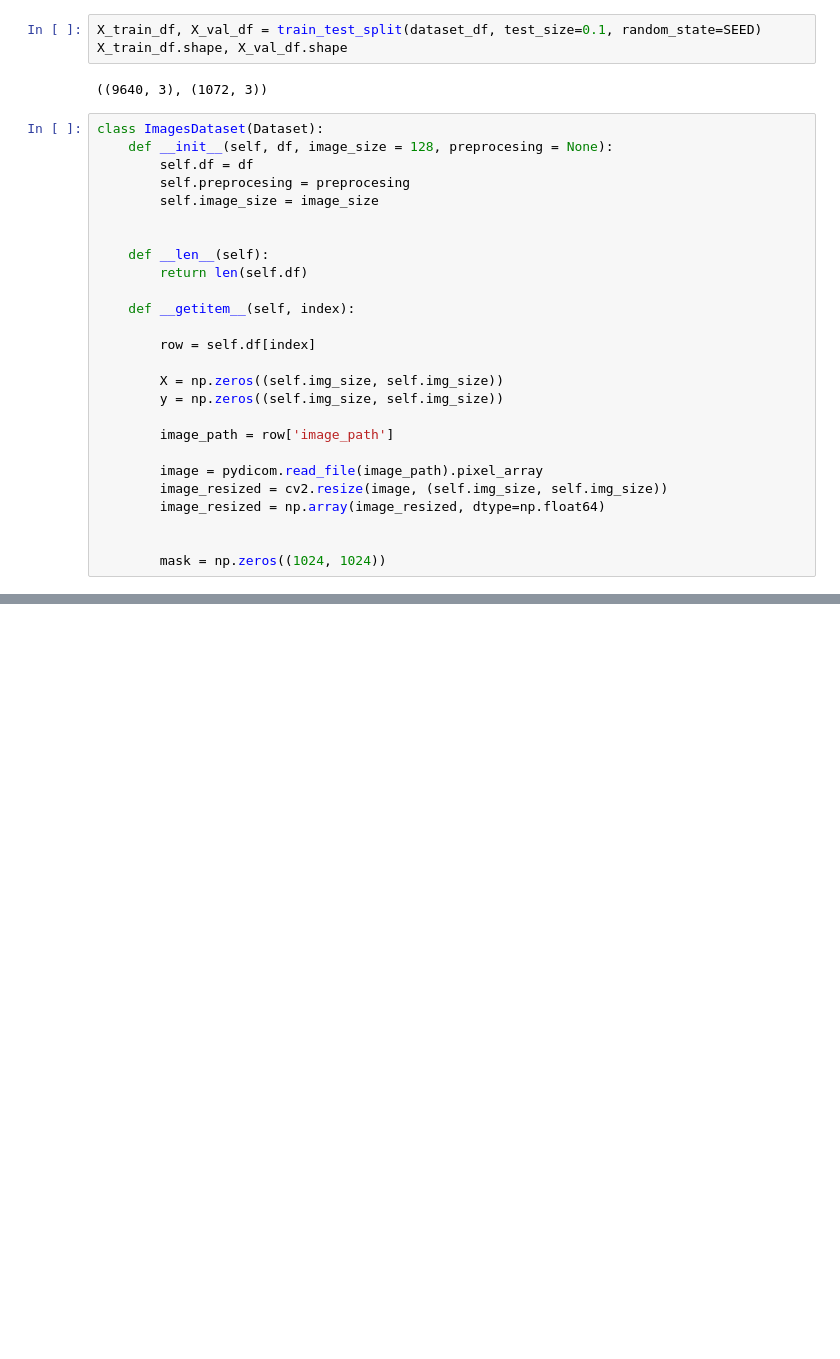
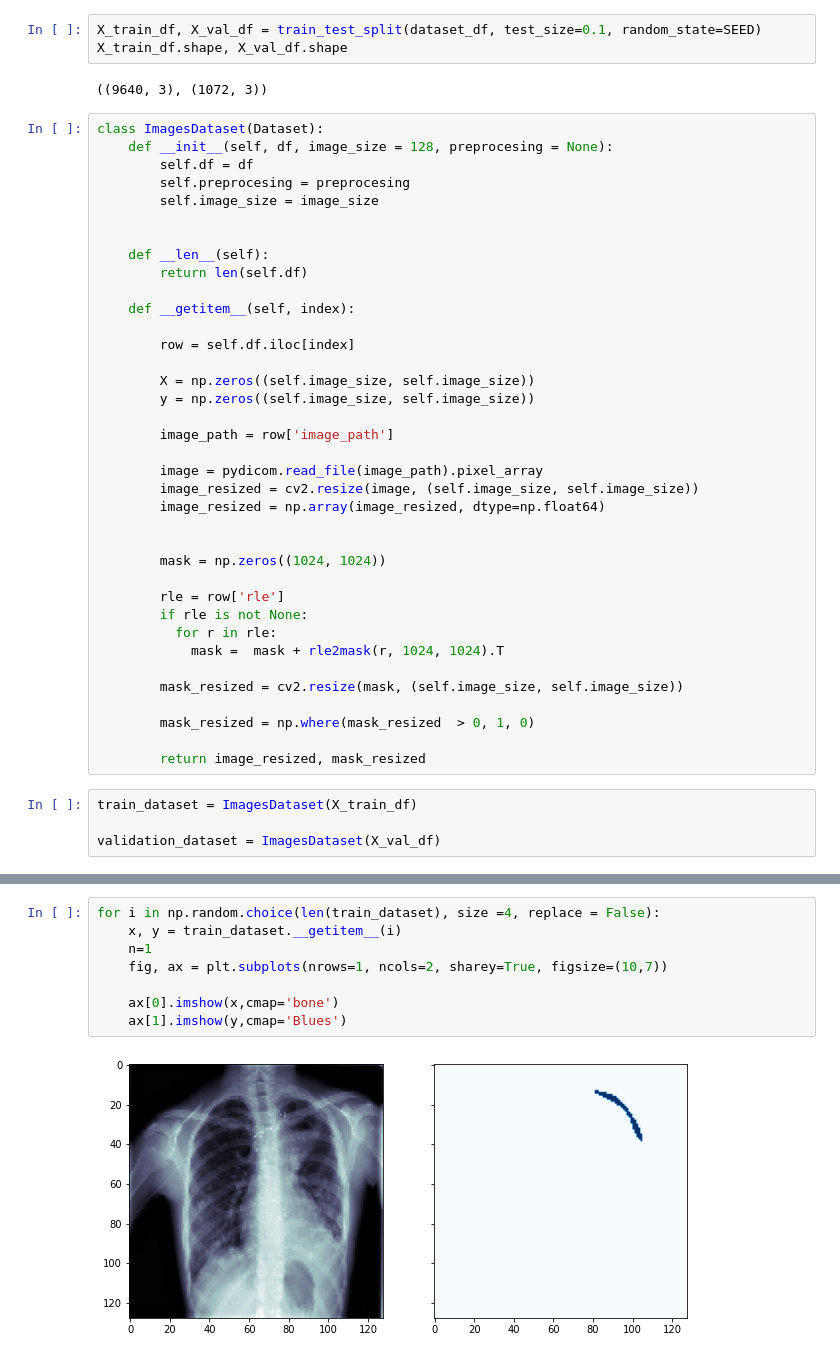
Before and after one commit to gabibu/aiforhealthcare, a Jupyter notebook: advanced_models_colab_2.ipynb, the cells around one changed output, grey strips where cells are left out. Saved outputs shown, nothing was run; the diff lists cells and outputs as text; blank space fills up the shorter version.

```diff
--- a/advanced_models_colab_2.ipynb
+++ b/advanced_models_colab_2.ipynb
@@ -209,16 +210,31 @@ class ImagesDataset(Dataset):
 
     def __getitem__(self, index):
 
-        row = self.df[index]
+        row = self.df.iloc[index]
 
-        X = np.zeros((self.img_size, self.img_size))
-        y = np.zeros((self.img_size, self.img_size))
+        X = np.zeros((self.image_size, self.image_size))
+        y = np.zeros((self.image_size, self.image_size))
 
         image_path = row['image_path']
 
         image = pydicom.read_file(image_path).pixel_array
-        image_resized = cv2.resize(image, (self.img_size, self.img_size))
+        image_resized = cv2.resize(image, (self.image_size, self.image_size))
         image_resized = np.array(image_resized, dtype=np.float64)
 
 
         mask = np.zeros((1024, 1024))
+
+        rle = row['rle']
+        if rle is not None:
+          for r in rle:
+            mask =  mask + rle2mask(r, 1024, 1024).T
+
+        mask_resized = cv2.resize(mask, (self.image_size, self.image_size))
+
+        mask_resized = np.where(mask_resized  > 0, 1, 0)
+
+        return image_resized, mask_resized
+# %%
+train_dataset = ImagesDataset(X_train_df)
+
+validation_dataset = ImagesDataset(X_val_df)
@@ -224,0 +252,10 @@ class ImagesDataset(Dataset):
+# %%
+for i in np.random.choice(len(train_dataset), size =4, replace = False):
+    x, y = train_dataset.__getitem__(i)
+    n=1
+    fig, ax = plt.subplots(nrows=1, ncols=2, sharey=True, figsize=(10,7))
+
+    ax[0].imshow(x,cmap='bone')
+    ax[1].imshow(y,cmap='Blues')
+# %% [output]
+[figure, added]
```
Also changed, not shown: parts of 5 cells of this notebook.
